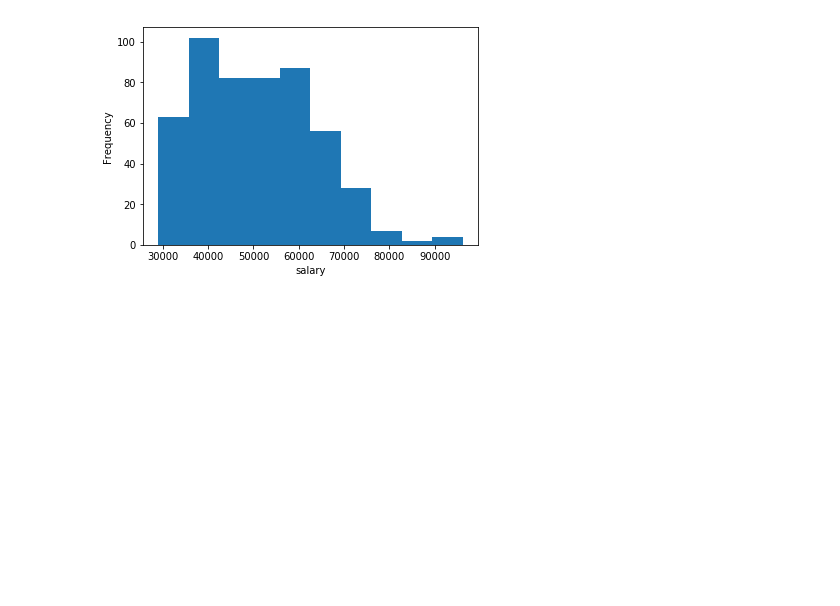
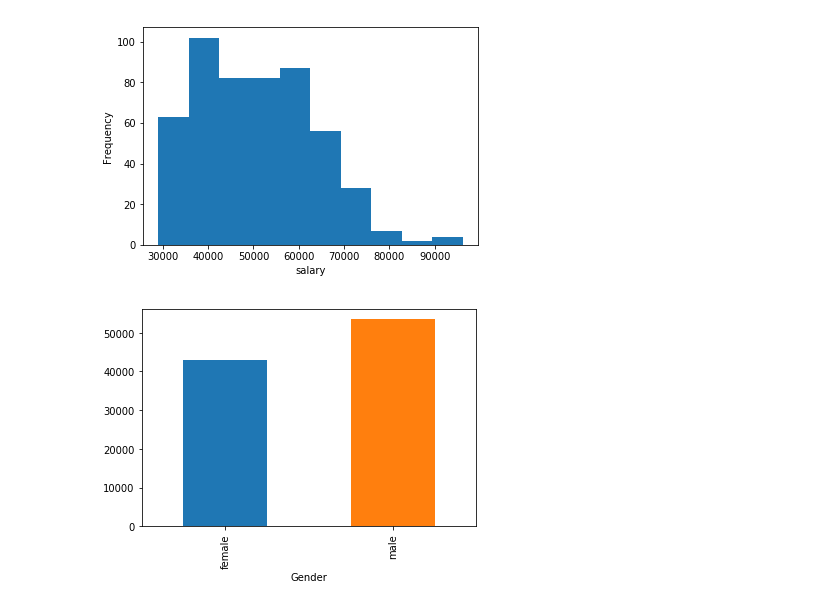
Before and after one commit to ThePhiri/Salary_Analysis, a Jupyter notebook: Salary Correalation Analysis.ipynb, the cells around one changed output. Saved outputs shown, nothing was run; the diff lists cells and outputs as text; code cells hidden in the pictures; blank space fills up the shorter version.

```diff
--- a/Salary Correalation Analysis.ipynb
+++ b/Salary Correalation Analysis.ipynb
@@ -91,6 +92,7 @@ salary_df['male'].value_counts()
 0    128
 Name: male, dtype: int64
 # %%
+salary_df['male'] =  salary_df['male'].map({0: 'female', 1: 'male'})
 salary_df.groupby(['position', 'male']).size()
 # %% [output]
 position  male
@@ -107,3 +109,11 @@ plt.xlabel('salary')
 plt.show()
 # %% [output]
 [figure]
+# %%
+avg_salary = salary_df.groupby('male').mean()
+avg_salary['salary'].plot(kind='bar')
+#plt.errorbar(avg_salary.index, avg_salary['salary'], yerr=avg_salary['salary'])
+plt.xlabel('Gender')
+plt.show()
+# %% [output]
+[figure, added]
```
Also changed, not shown: parts of 4 cells of this notebook, 1 other file.
